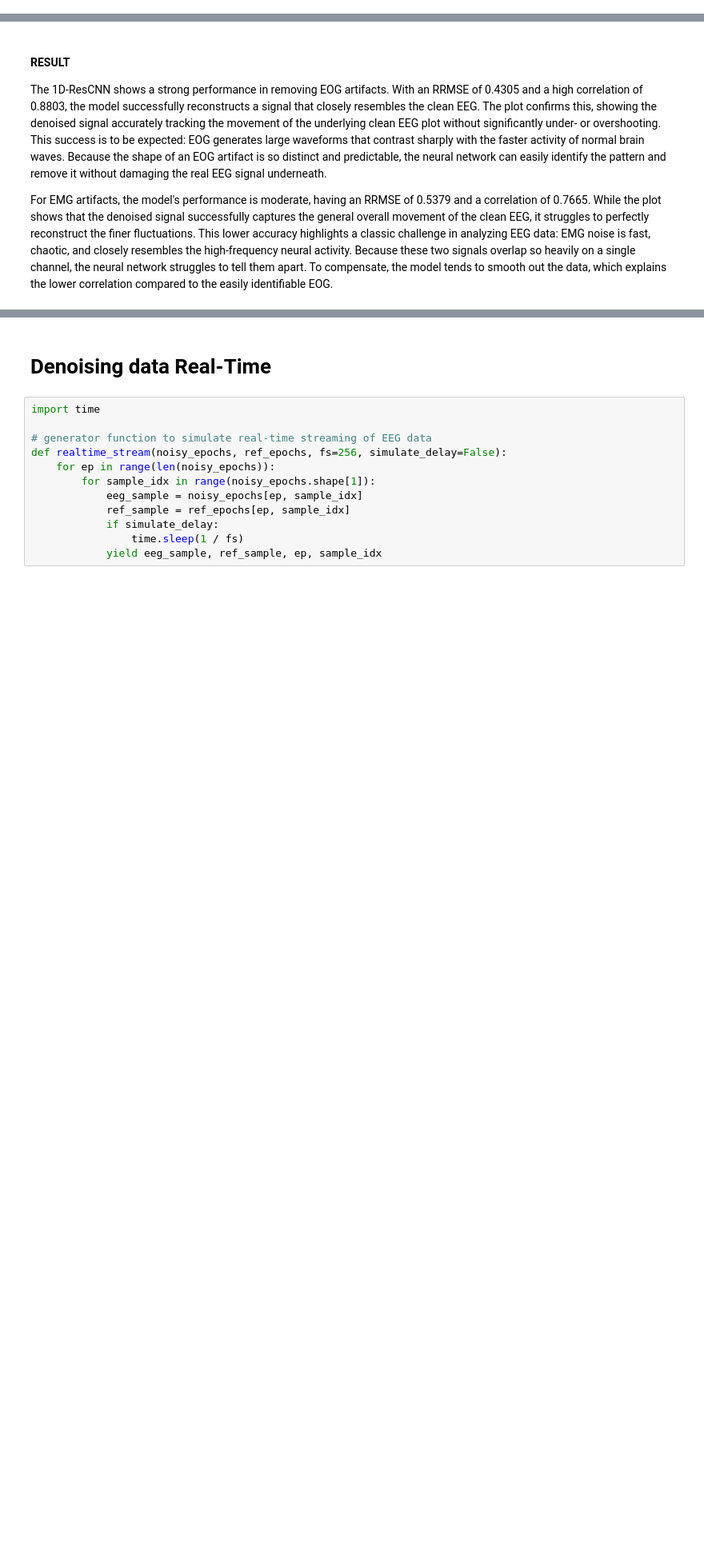
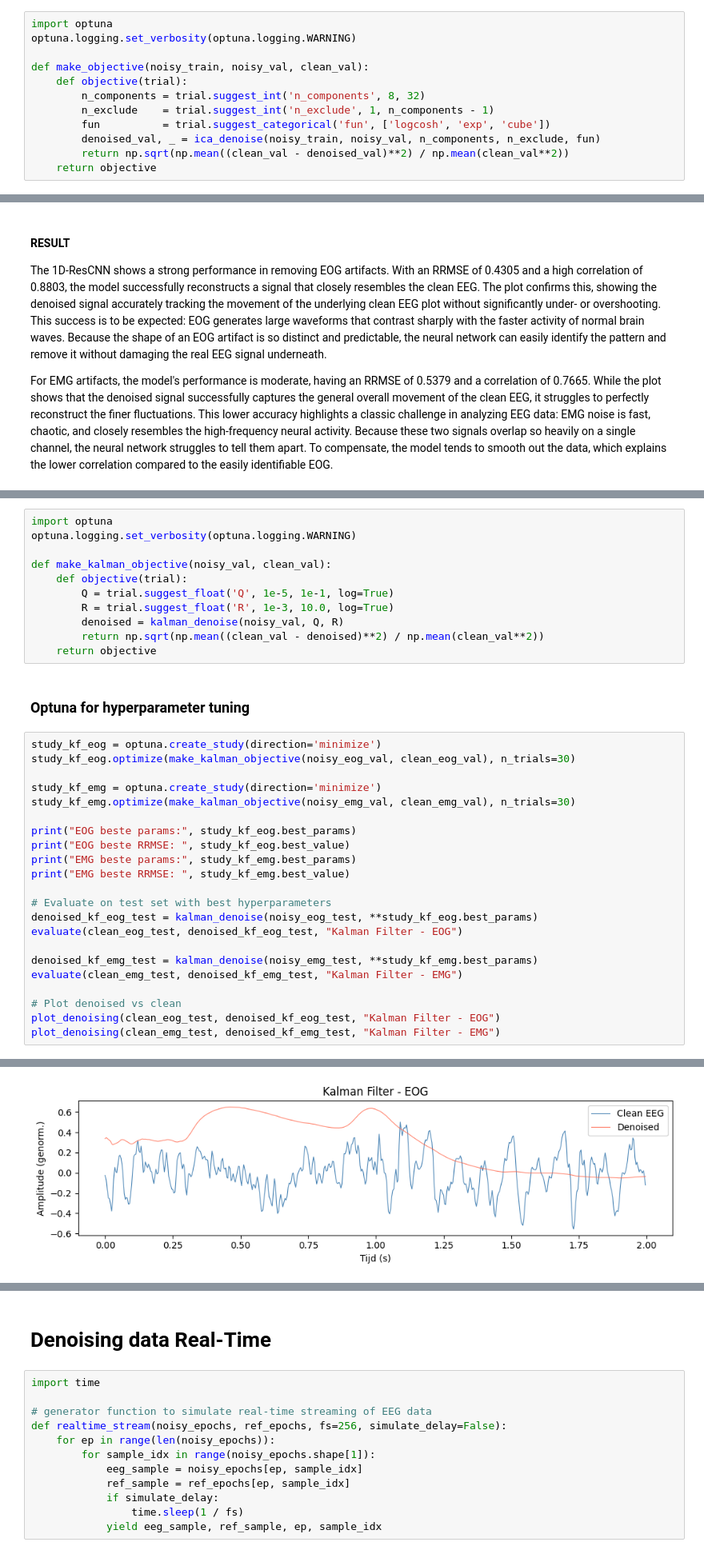
Before and after one commit to benjamindeplae-hub/Current-Trends-in-Artificial-Intelligence, a Jupyter notebook: main.ipynb, the cells around one changed output, grey strips where cells are left out. Shown at 80% size. Saved outputs shown, nothing was run; the diff lists cells and outputs as text; blank space fills up the shorter version.

```diff
--- a/main.ipynb
+++ b/main.ipynb
@@ -189,0 +144,12 @@ The poor performance is expected: ICA is fundamentally designed for multichannel
+# %%
+import optuna
+optuna.logging.set_verbosity(optuna.logging.WARNING)
+
+def make_objective(noisy_train, noisy_val, clean_val):
+    def objective(trial):
+        n_components = trial.suggest_int('n_components', 8, 32)
+        n_exclude    = trial.suggest_int('n_exclude', 1, n_components - 1)
+        fun          = trial.suggest_categorical('fun', ['logcosh', 'exp', 'cube'])
+        denoised_val, _ = ica_denoise(noisy_train, noisy_val, n_components, n_exclude, fun)
+        return np.sqrt(np.mean((clean_val - denoised_val)**2) / np.mean(clean_val**2))
+    return objective
@@ -595,0 +706,36 @@ For EMG artifacts, the model's performance is moderate, having an RRMSE of 0.537
+# %%
+import optuna
+optuna.logging.set_verbosity(optuna.logging.WARNING)
+
+def make_kalman_objective(noisy_val, clean_val):
+    def objective(trial):
+        Q = trial.suggest_float('Q', 1e-5, 1e-1, log=True)
+        R = trial.suggest_float('R', 1e-3, 10.0, log=True)
+        denoised = kalman_denoise(noisy_val, Q, R)
+        return np.sqrt(np.mean((clean_val - denoised)**2) / np.mean(clean_val**2))
+    return objective
+# %% [markdown]
+### Optuna for hyperparameter tuning
+# %%
+study_kf_eog = optuna.create_study(direction='minimize')
+study_kf_eog.optimize(make_kalman_objective(noisy_eog_val, clean_eog_val), n_trials=30)
+
+study_kf_emg = optuna.create_study(direction='minimize')
+study_kf_emg.optimize(make_kalman_objective(noisy_emg_val, clean_emg_val), n_trials=30)
+
+print("EOG beste params:", study_kf_eog.best_params)
+print("EOG beste RRMSE: ", study_kf_eog.best_value)
+print("EMG beste params:", study_kf_emg.best_params)
+print("EMG beste RRMSE: ", study_kf_emg.best_value)
+
+# Evaluate on test set with best hyperparameters
+denoised_kf_eog_test = kalman_denoise(noisy_eog_test, **study_kf_eog.best_params)
+evaluate(clean_eog_test, denoised_kf_eog_test, "Kalman Filter - EOG")
+
+denoised_kf_emg_test = kalman_denoise(noisy_emg_test, **study_kf_emg.best_params)
+evaluate(clean_emg_test, denoised_kf_emg_test, "Kalman Filter - EMG")
+
+# Plot denoised vs clean
+plot_denoising(clean_eog_test, denoised_kf_eog_test, "Kalman Filter - EOG")
+plot_denoising(clean_emg_test, denoised_kf_emg_test, "Kalman Filter - EMG")
+# %% [output]
@@ -595,0 +748 @@ For EMG artifacts, the model's performance is moderate, having an RRMSE of 0.537
+[figure, added]
```
Also changed, not shown: parts of 36 cells of this notebook.
